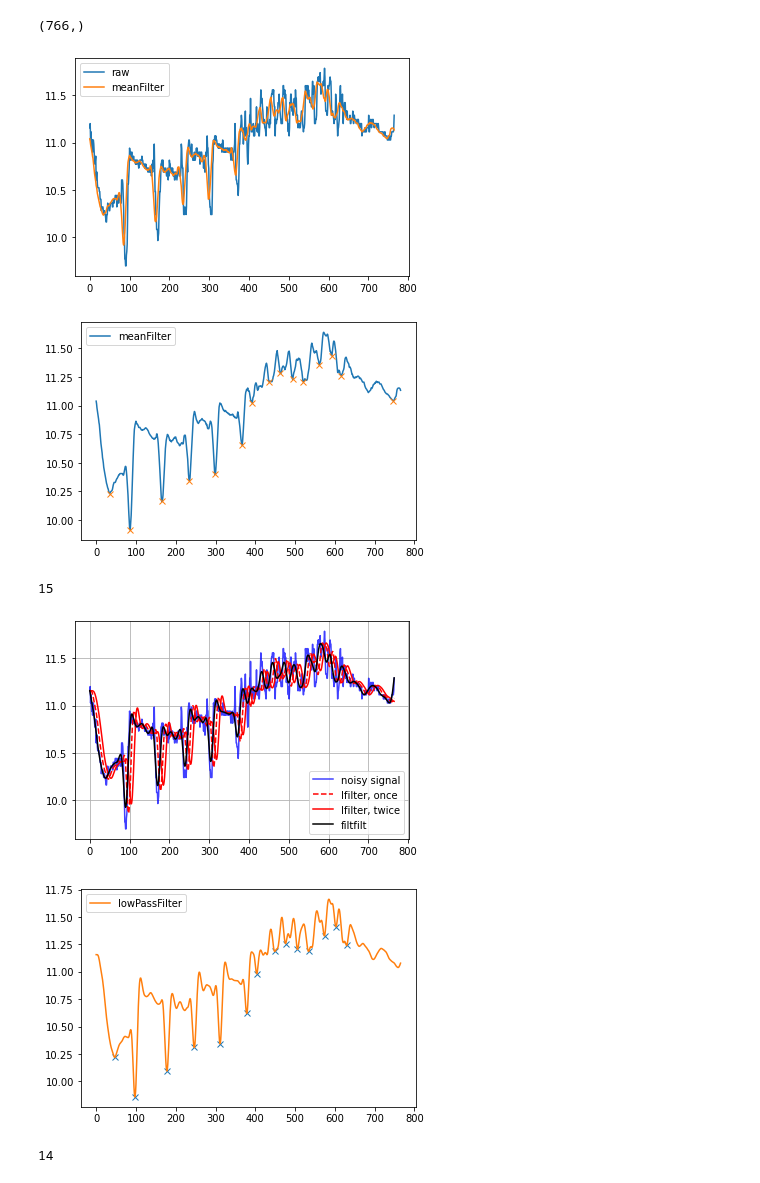
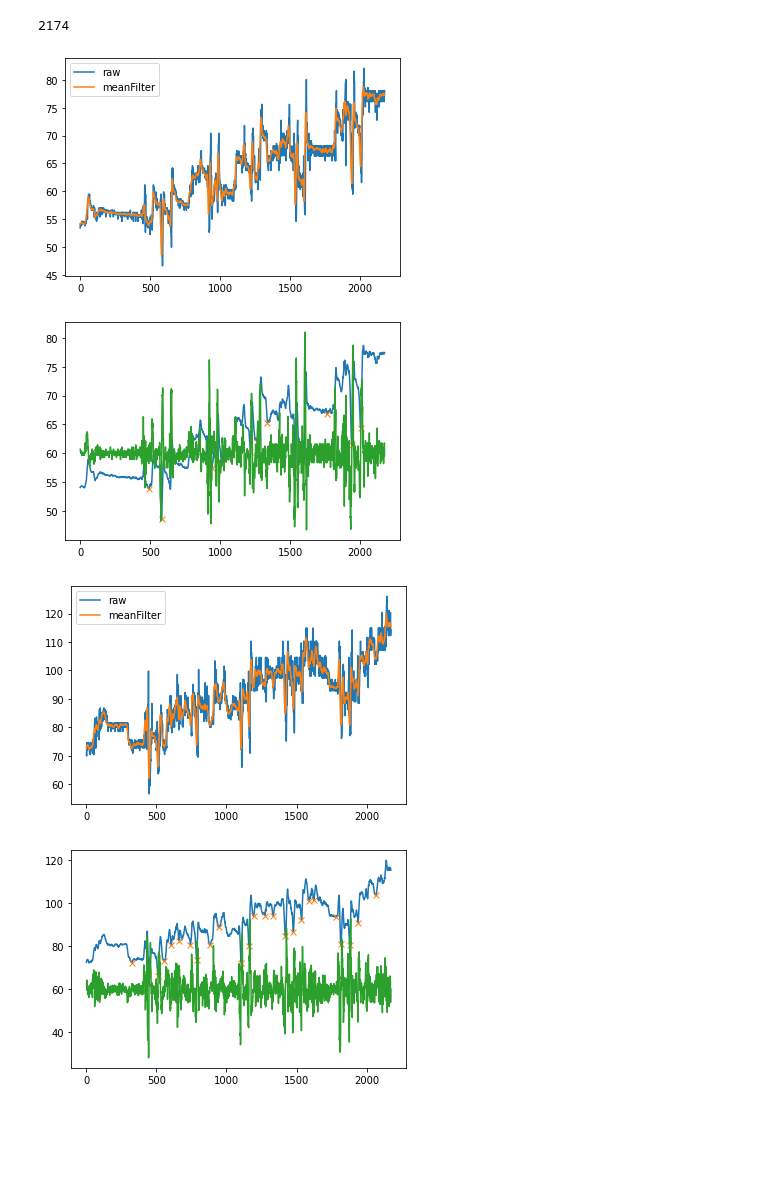
Before and after one commit to willa-yunqiy/05499, a Jupyter notebook: sketch_05499Knit/dataProcessing.ipynb, the cells around one changed output. Cells and saved outputs as stored; diff of their text form; code cells hidden in the pictures; blank space fills up the shorter version.

```diff
--- a/sketch_05499Knit/dataProcessing.ipynb
+++ b/sketch_05499Knit/dataProcessing.ipynb
@@ -4,58 +4,31 @@ from matplotlib import pyplot as plt
 import scipy
 from scipy import signal
 # %%
-data = np.genfromtxt("data/resistances.csv", delimiter=" ", skip_header=1)
-(dataNum,) = np.shape(data)
+data = np.genfromtxt("data/resistances-A5A5A4A4.csv", delimiter=",", skip_header=1)
+data = data[:-2]
+(dataNum, sensorNum) = np.shape(data)
 x = np.arange(0,dataNum)
 dataNum
 # %% [output]
-(766,)
+2174
 # %%
-# apply mean filter
-meanFilter = scipy.ndimage.filters.uniform_filter1d(data,11, origin=-5)
-plt.plot(x, data, label="raw")
-plt.plot(x, meanFilter, label="meanFilter")
-plt.legend()
-plt.show()
+for i in range(sensorNum):
+    # apply mean filter
+    meanFilter = scipy.ndimage.filters.uniform_filter1d(data[:,i],11, origin=-5)
+    # find peaks mean filter
+    negativeData = -meanFilter
+    peaks, _ = scipy.signal.find_peaks(negativeData, prominence=5)
+    plt.plot(x, data[:,i], label="raw")
+    plt.plot(x, meanFilter, label="meanFilter")
+    plt.legend()
+    plt.show()
+    plt.plot(x, meanFilter, label="meanFilter")
+    plt.plot(peaks, meanFilter[peaks], "x", label="peaks")
+    plt.plot(x[1:], np.diff(meanFilter)*10+60, label="meanFilter")
+    plt.show()
 # %% [output]
-[figure, old version]
+[figure, new version]
+[figure, added]
+[figure, added]
+[figure, added]
-# %%
-# find peaks with mean fitler
-negativeData = -meanFilter
-peaks, _ = scipy.signal.find_peaks(negativeData, prominence=0.1)
-plt.plot(x, meanFilter, label="meanFilter")
-plt.plot(peaks, meanFilter[peaks], "x")
-plt.legend()
-plt.show()
-len(peaks)
-# %% [output]
-[figure, removed]
-15
-# %%
-# apply low pass filter
-b, a = signal.butter(3, 0.1)
-zi = signal.lfilter_zi(b, a)
-z, _ = signal.lfilter(b, a, data, zi=zi*data[0])
-z2, _ = signal.lfilter(b, a, z, zi=zi*z[0])
-y = signal.filtfilt(b, a, data)
-plt.figure
-plt.plot(x, data, 'b', alpha=0.75)
-plt.plot(x, z, 'r--', x, z2, 'r', x, y, 'k')
-plt.legend(('noisy signal', 'lfilter, once', 'lfilter, twice',
-            'filtfilt'), loc='best')
-plt.grid(True)
-plt.show()
-# %% [output]
-[figure, old version]
-# %%
-# find peaks with low pass filter
-peaks, _ = scipy.signal.find_peaks(-z, prominence=0.15)
-plt.plot(peaks, z[peaks], "x")
-plt.plot(x, z, label="lowPassFilter")
-plt.legend()
-plt.show()
-len(peaks)
-# %% [output]
-[figure, old version]
-14
 # %%
```
Also changed, not shown: parts of 4 cells of this notebook.
